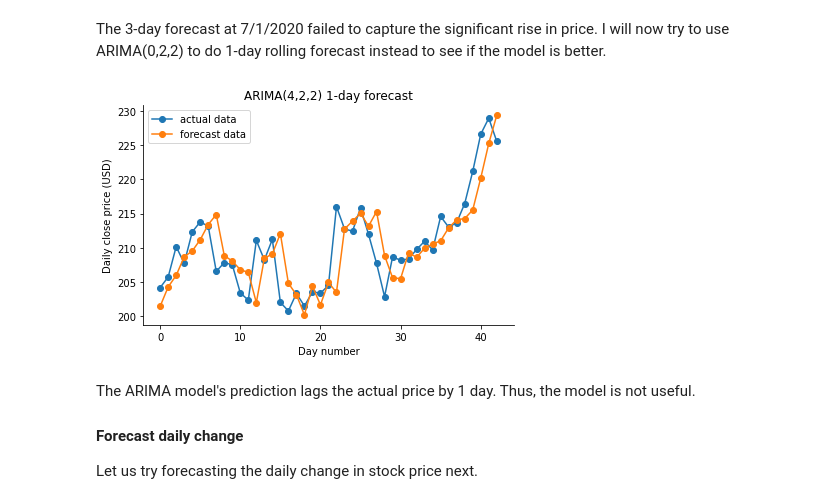
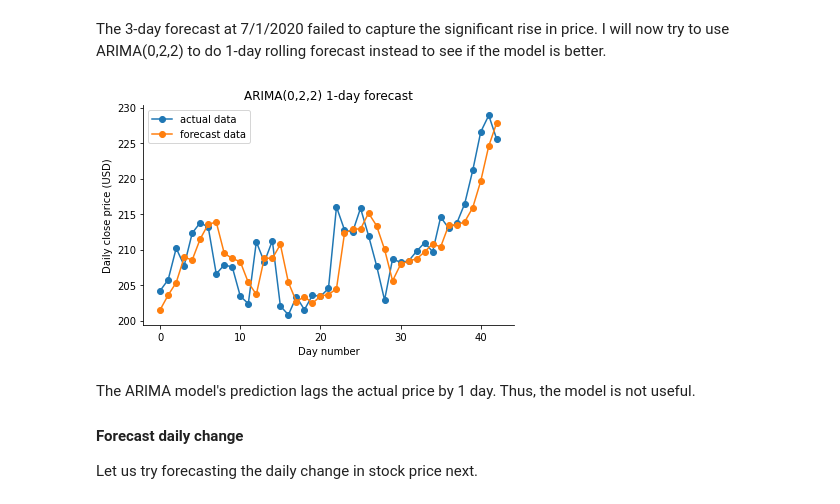
Before and after one commit to hoangvanphan/fun_projects, a Jupyter notebook: stock_forecast/stock_forecast.ipynb, the cells around one changed output. Saved outputs shown, nothing was run; the diff lists cells and outputs as text; code cells hidden in the pictures.

Commit message:
Fixed wrong ARIMA params

```diff
--- a/stock_forecast/stock_forecast.ipynb
+++ b/stock_forecast/stock_forecast.ipynb
@@ -153,21 +153,21 @@ The 3-day forecast at 7/1/2020 failed to capture the significant rise in price.
 # Model fitting and forecasting
 ypred = []
 for i in test_ind_all:
-    model = ARIMA(stock_price[(i-260):i], order=(4,2,2))
+    model = ARIMA(stock_price[(i-260):i], order=(0,2,2))
     model_fit = model.fit()
     ypred.append(model_fit.forecast(steps=1)[0])
 # %%
 # Plot forecast data
 fig, ax = plt.subplots( tight_layout=True)
 ax.plot(stock_price[test_date], marker='o', label="actual data")
 ax.plot(ypred, marker='o', label="forecast data")
 ax.set_xlabel("Day number")
 ax.set_ylabel("Daily close price (USD)")
-ax.set_title("ARIMA(4,2,2) 1-day forecast")
+ax.set_title("ARIMA(0,2,2) 1-day forecast")
 ax.legend(loc="best")
 sns.despine(fig=fig)
 # %% [output]
-[figure, old version]
+[figure, new version]
 # %% [markdown]
 The ARIMA model's prediction lags the actual price by 1 day. Thus, the model is not useful.
 
```
Also changed, not shown: parts of 16 cells of this notebook.
